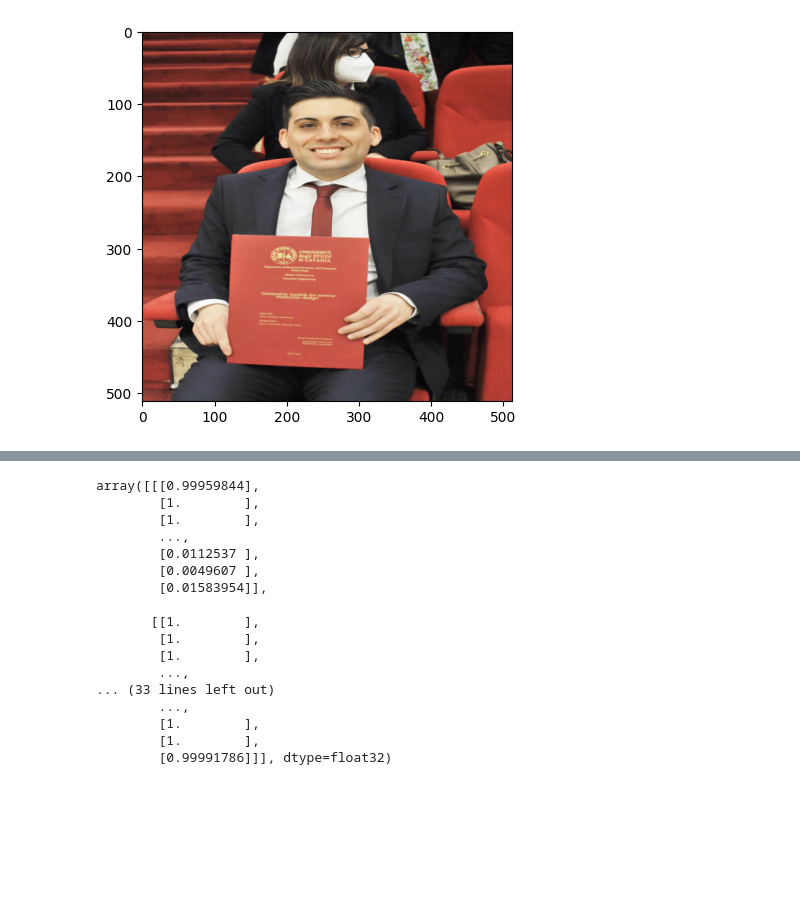
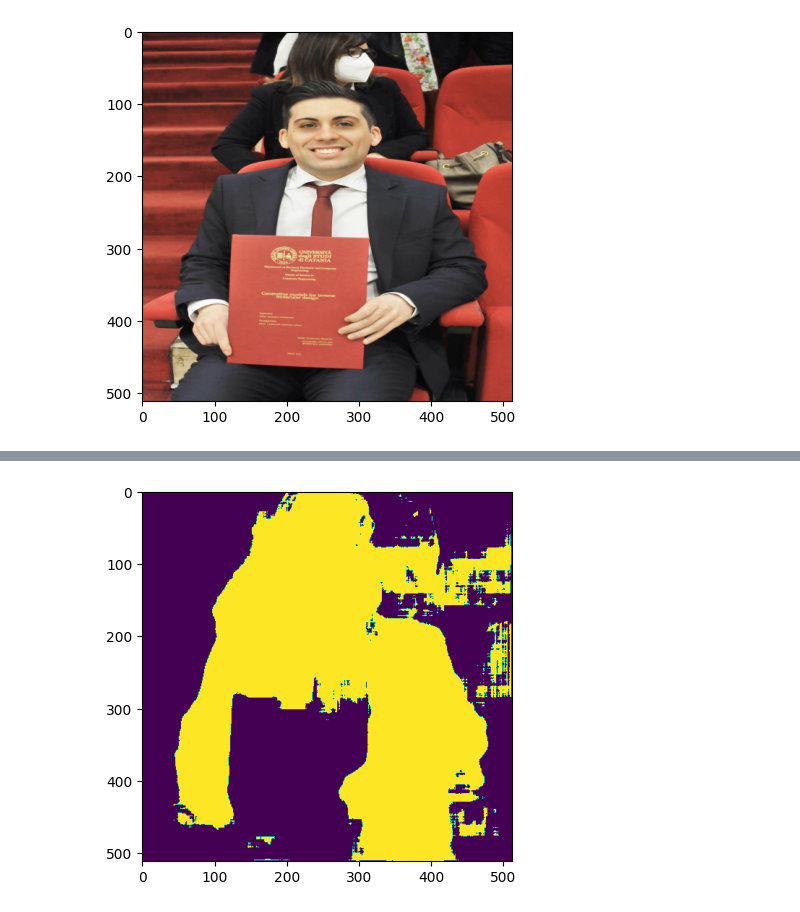
Before and after one commit to salvo96/BackgroundRemover, a Jupyter notebook: BackgroundRemover.ipynb, the cells around one changed output, grey strips where cells are left out. Drawn from its saved outputs; the diff is of its cells as text; code cells hidden in the pictures; blank space fills up the shorter version.

```diff
--- a/BackgroundRemover.ipynb
+++ b/BackgroundRemover.ipynb
@@ -321,20 +314,6 @@ plt.show()
-# %%
-result[0]
-# %% [output]
-array([[[0.99959844],
-        [1.        ],
-        [1.        ],
-        ...,
-        [0.0112537 ],
-        [0.0049607 ],
-        [0.01583954]],
-
-       [[1.        ],
-        [1.        ],
-        [1.        ],
-        ...,
-... (33 lines left out)
-        ...,
-        [1.        ],
-        [1.        ],
-        [0.99991786]]], dtype=float32)
+# %%
+_,thresh1 = cv2.threshold(result[0],0.5,1,cv2.THRESH_BINARY)
+plt.imshow(thresh1)
+plt.show()
+# %% [output]
+[figure, added]
```
Also changed, not shown: parts of 13 cells of this notebook.
